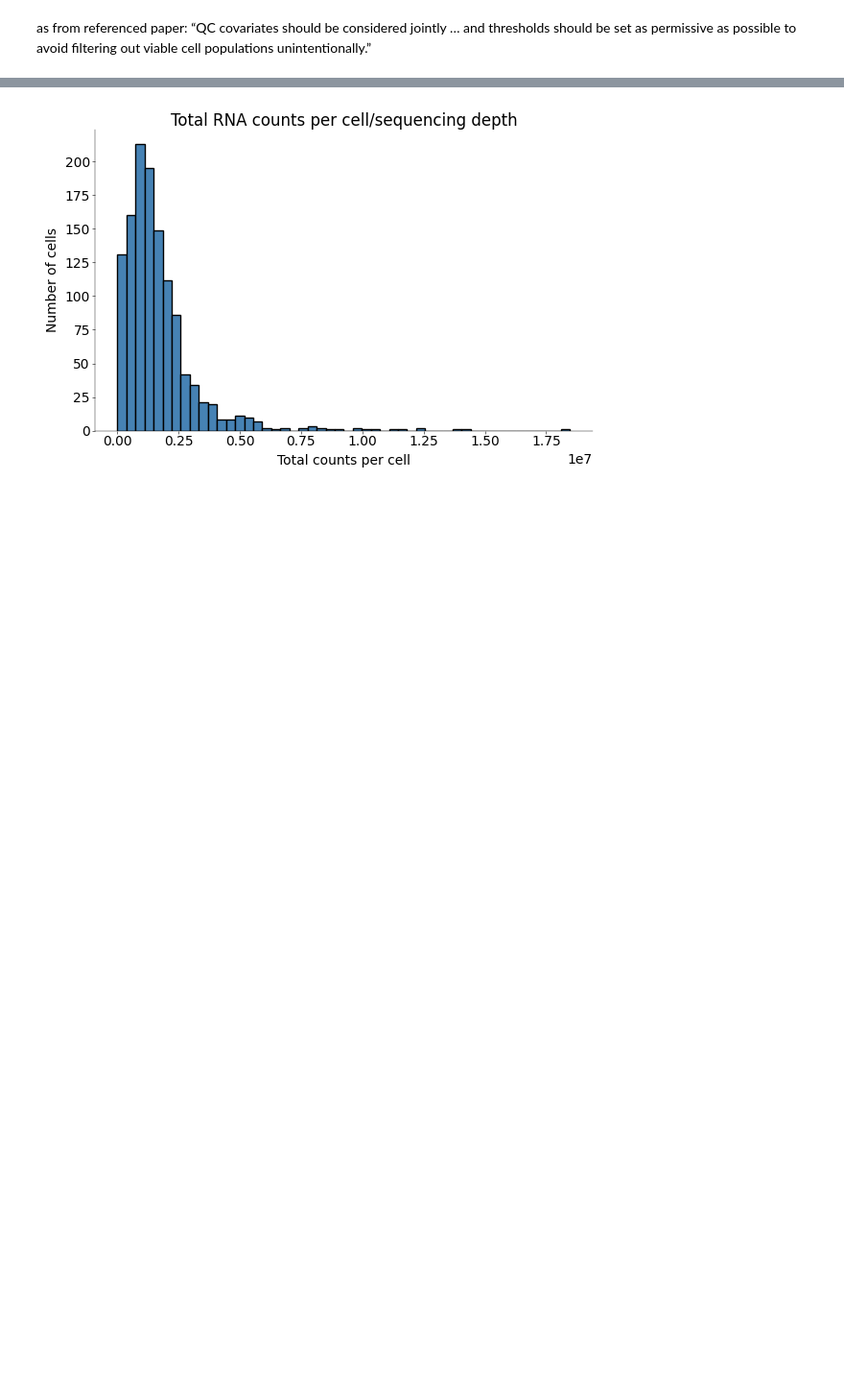
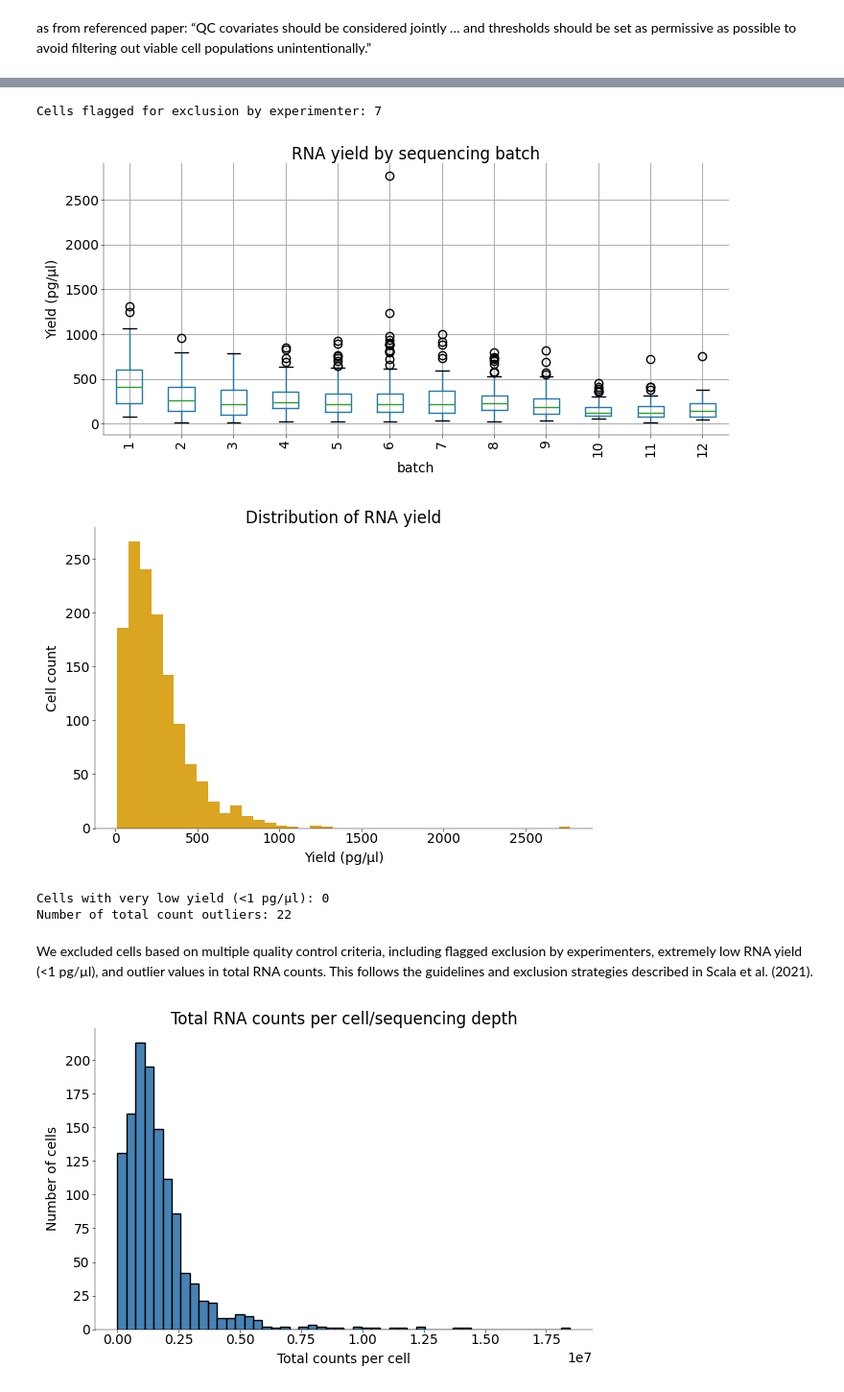
Before and after one commit to flobu98/neural_data_science, a Jupyter notebook: practical03.ipynb, the cells around one changed output, grey strips where cells are left out. Shown at 96% size. Drawn from its saved outputs; the diff is of its cells as text; code cells hidden in the pictures; blank space fills up the shorter version.

```diff
--- a/practical03.ipynb
+++ b/practical03.ipynb
@@ -332,3 +344,63 @@ Per-gene statistics:
+# %%
+# qualitiy control based on exclusion criteria
+
+yields = meta["Yield (pg/µl)"].values
+yields[yields == "?"] = np.nan
+yields = yields.astype("float")
+
+exclude = meta["Exclusion reasons"].values.astype(str)
+exclude[exclude == "nan"] = ""  # already done
+to_exclude = exclude != ""
+print("Cells flagged for exclusion by experimenter:", np.sum(to_exclude))
+
+qc_metrics = pd.DataFrame(
+    {
+        "batch": meta["Sequencing batch"],
+        "yield": yields,
+        "total_counts": meta["Exon reads"],
+        "gene_count": meta["Number of genes detected"],
+    }
+)
+
+# Boxplot yields by batch
+qc_metrics.boxplot(column="yield", by="batch", rot=90)
+plt.ylabel("Yield (pg/µl)")
+plt.title("RNA yield by sequencing batch")
+plt.suptitle("")
+plt.show()
+
+plt.figure(figsize=(6, 4))
+plt.hist(yields[~np.isnan(yields)], bins=40, color="goldenrod")
+plt.xlabel("Yield (pg/µl)")
+plt.ylabel("Cell count")
+plt.title("Distribution of RNA yield")
+plt.tight_layout()
+plt.show()
+print("Cells with very low yield (<1 pg/µl):", np.sum(yields < 1))
+
+
+total_counts = exonCounts.sum(axis=1)
+mean_tc, std_tc = np.mean(total_counts), np.std(total_counts)
+outliers = (total_counts < mean_tc - 3 * std_tc) | (
+    total_counts > mean_tc + 3 * std_tc
+)
+print("Number of total count outliers:", np.sum(outliers))
+
+# qc_pass = (
+#     #(yields > 1)  # yield threshold (adjust as needed)
+#     & (exclude == "")  # not flagged by experimenter
+#     & (~outliers)  # not an RNA count outlier
+#     # Add more conditions as needed
+# )
+# print("Cells passing all QC:", np.sum(qc_pass))
+# %% [output]
+Cells flagged for exclusion by experimenter: 7
+[figure, added]
+[figure, added]
+Cells with very low yield (<1 pg/µl): 0
+Number of total count outliers: 22
+# %% [markdown]
+We excluded cells based on multiple quality control criteria, including flagged exclusion by experimenters, extremely low RNA yield (<1 pg/µl), and outlier values in total RNA counts. This follows the guidelines and exclusion strategies described in Scala et al. (2021).
 # %%
 # 1. Total counts per cell
 total_counts_per_cell = exonCounts.sum(axis=1)
```
Also changed, not shown: parts of 44 cells of this notebook.
